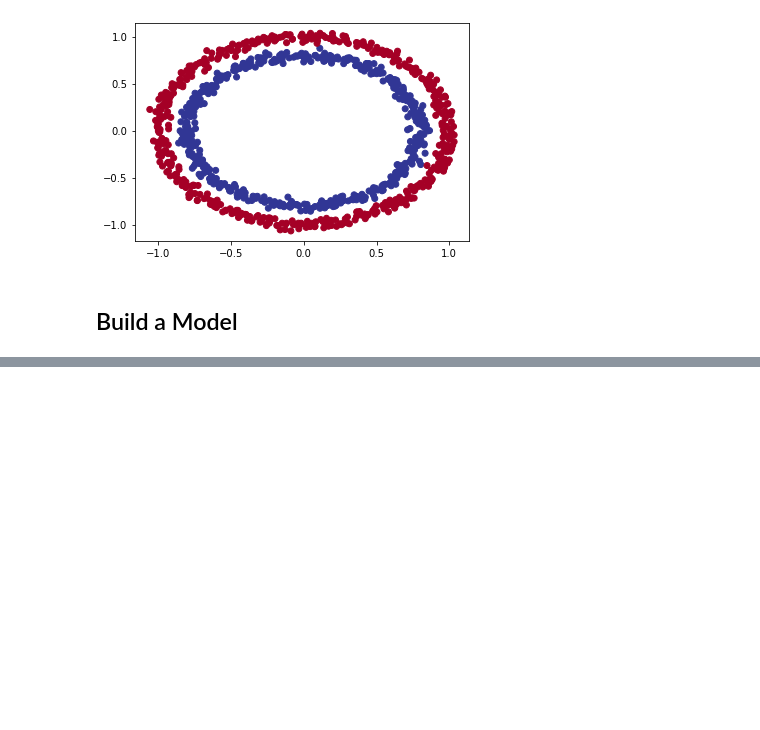
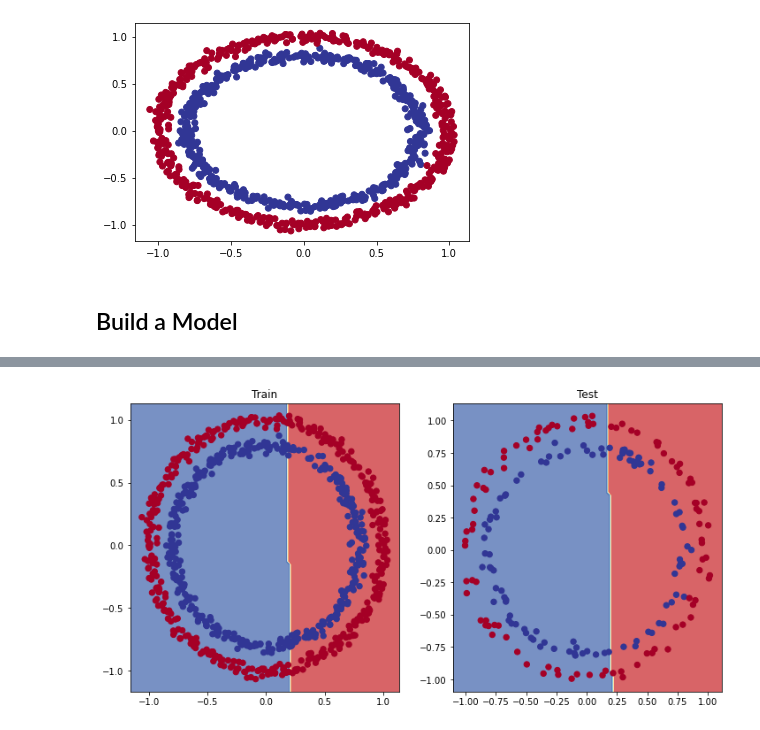
Before and after one commit to junepaykim/torch-tutorial, a Jupyter notebook: lecture-code/02_neural_network_classification.ipynb, the cells around one changed output, grey strips where cells are left out. Drawn from its saved outputs; the diff is of its cells as text; code cells hidden in the pictures; blank space fills up the shorter version.

```diff
--- a/lecture-code/02_neural_network_classification.ipynb
+++ b/lecture-code/02_neural_network_classification.ipynb
@@ -43,10 +44,7 @@ y = torch.from_numpy(y).type(torch.float)
 from sklearn.model_selection import train_test_split
 
 X_train, X_test, y_train, y_test = train_test_split(
-    X,
-    y,
-    test_size=0.2,
-    random_state=42
+    X, y, test_size=0.2, random_state=42
 )
 # %% [markdown]
 ## Build a Model
@@ -68,0 +207,25 @@ model_0 = CircleModelV0().to(device=device)
+# %%
+torch.manual_seed(42)
+epochs = 1000
+X_train, y_train = X_train.to(device), y_train.to(device)
+X_test, y_test = X_test.to(device), y_test.to(device)
+
+for epoch in range(epochs):
+    y_logits = model_1(X_train).squeeze()
+    y_pred = torch.round(torch.sigmoid(y_logits))
+    loss = loss_fn(y_logits, y_train)
+    acc = accuracy_fn(y_true=y_train, y_pred=y_pred)
+    optimizer.zero_grad()
+    loss.backward()
+
+    # Print out what's happening every 10 epochs
+    if epoch % 100 == 0:
+        model_1.eval()
+        with torch.inference_mode():
+            test_logits = model_1(X_test).squeeze()
+            test_pred = torch.round(torch.sigmoid(test_logits))
+            test_loss = loss_fn(test_logits, y_test)
+            test_acc = accuracy_fn(y_true=y_test, y_pred=test_pred)
+        print(
+            f"Epoch: {epoch} | Loss: {loss:.5f}, Accuracy: {acc:.2f}% | Test loss: {test_loss:.5f}, Test acc: {test_acc:.2f}%"
+        )
@@ -68,0 +243,10 @@ model_0 = CircleModelV0().to(device=device)
+# %%
+plt.figure(figsize=(12, 6))
+plt.subplot(1, 2, 1)
+plt.title("Train")
+plot_decision_boundary(model_1, X_train, y_train)
+plt.subplot(1, 2, 2)
+plt.title("Test")
+plot_decision_boundary(model_1, X_test, y_test)
+# %% [output]
+[figure, added]
```
Also changed, not shown: parts of 22 cells of this notebook, 4 other files.
